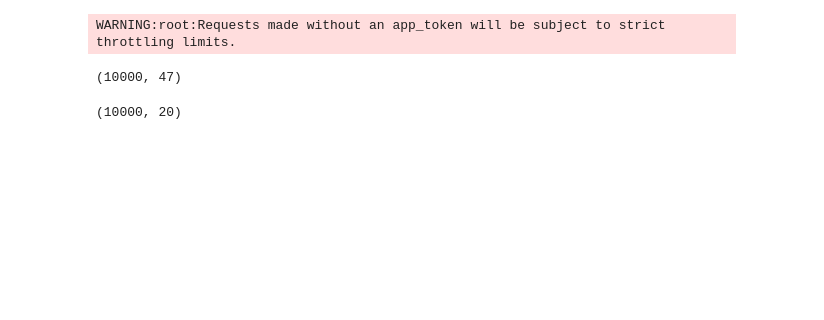
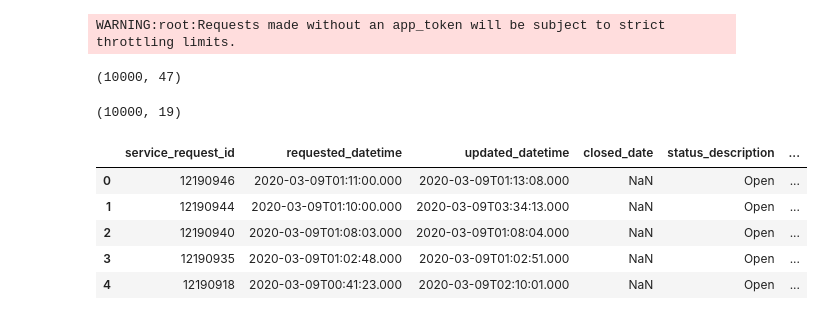
Before and after one commit to corralm/San-Francisco-311, a Jupyter notebook: P5_SF311.ipynb, the cells around one changed output. Drawn from its saved outputs; the diff is of its cells as text; code cells hidden in the pictures; blank space fills up the shorter version.

Commit message:
Add project proposal and is_duplicate columns

```diff
--- a/P5_SF311.ipynb
+++ b/P5_SF311.ipynb
@@ -37,17 +74,43 @@ df.shape
 # Load dataframe
 df = pd.read_pickle('data/df_raw_10k.pkl')
 # %%
-# Drop all "computed_region" columns
+# Drop all 'computed_region' columns
 df = df.loc[:, ~df.columns.str.contains('^:@')]
+
+# Drop 'point' column
+df.drop('point', axis=1, inplace=True)
+
 df.shape
 # %% [output]
-(10000, 20)
+(10000, 19)
 # %%
 def reorder_time_column(df):
-    '''Reorder 'updated_datetime' column'''
+    """Reorder 'closed_date' column"""
     cols = df.columns.to_list()
     cols = cols[:3] + cols[-1:] + cols[3:-1]
     df = df[cols]
     return df
 
 df = reorder_time_column(df)
+# %%
+# Create is_duplicate column
+def create_is_duplicate(df):
+    '''Create 'is_duplicate' column'''
+
+    # Search for 'duplicate' in status_notes
+    df['is_duplicate'] = df['status_notes'].str.lower().str.contains('duplicate')
+
+    # Fill 'nan' values with False
+    df['is_duplicate'].fillna(False, inplace=True)
+
+    return df
+
+create_is_duplicate(df)
+df.head(5)
+# %% [output]
+|  | service_request_id | requested_datetime | updated_datetime | closed_date | status_description | ... |
+| 0 | 12190946 | 2020-03-09T01:11:00.000 | 2020-03-09T01:13:08.000 | NaN | Open | ... |
+| 1 | 12190944 | 2020-03-09T01:10:00.000 | 2020-03-09T03:34:13.000 | NaN | Open | ... |
+| 2 | 12190940 | 2020-03-09T01:08:03.000 | 2020-03-09T01:08:04.000 | NaN | Open | ... |
+| 3 | 12190935 | 2020-03-09T01:02:48.000 | 2020-03-09T01:02:51.000 | NaN | Open | ... |
+| 4 | 12190918 | 2020-03-09T00:41:23.000 | 2020-03-09T02:10:01.000 | NaN | Open | ... |
```
Also changed, not shown: parts of 9 cells of this notebook, 2 other files.
